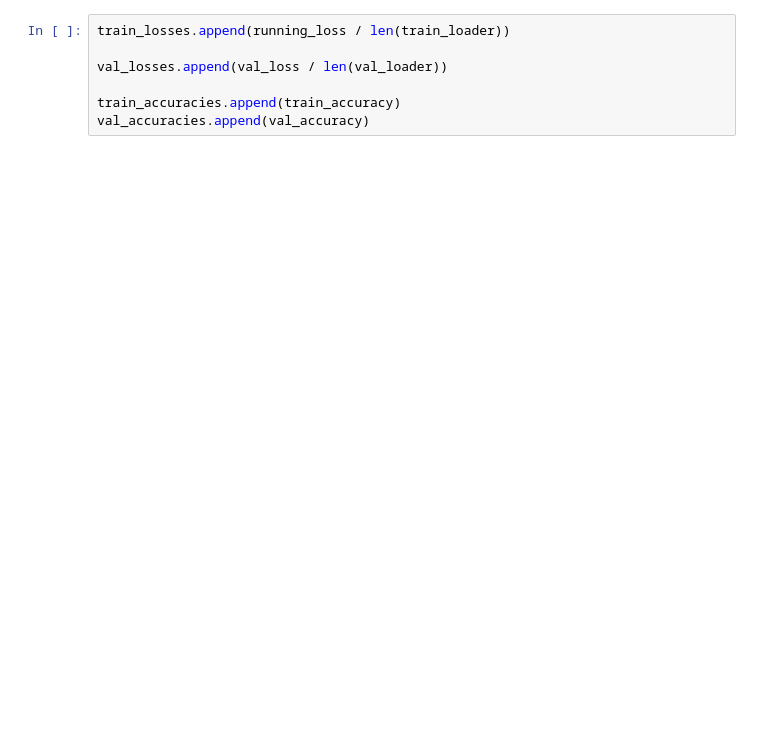
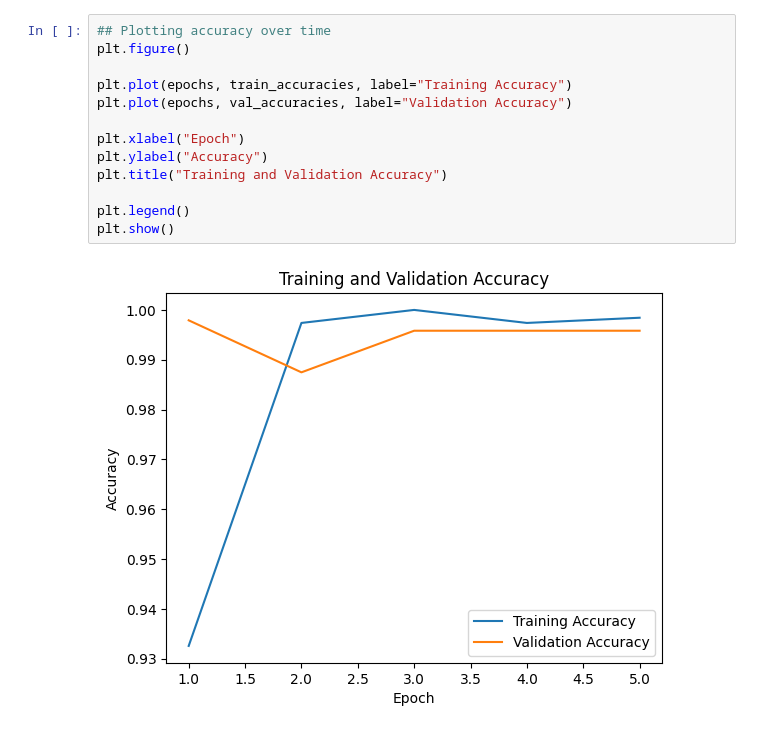
Before and after one commit to capg2002/VlqhXcpXT47ch1qN, a Jupyter notebook: monreader.ipynb, the cells around one changed output. Saved outputs shown, nothing was run; the diff lists cells and outputs as text; blank space fills up the shorter version.

```diff
--- a/monreader.ipynb
+++ b/monreader.ipynb
@@ -362,8 +446,16 @@ val_accuracies = []
 # %%
-train_losses.append(running_loss / len(train_loader))
+## Plotting accuracy over time
+plt.figure()
 
-val_losses.append(val_loss / len(val_loader))
+plt.plot(epochs, train_accuracies, label="Training Accuracy")
+plt.plot(epochs, val_accuracies, label="Validation Accuracy")
 
-train_accuracies.append(train_accuracy)
-val_accuracies.append(val_accuracy)
+plt.xlabel("Epoch")
+plt.ylabel("Accuracy")
+plt.title("Training and Validation Accuracy")
+
+plt.legend()
+plt.show()
+# %% [output]
+[figure, added]
 # %%
```
Also changed, not shown: parts of 17 cells of this notebook, 2 other files.
